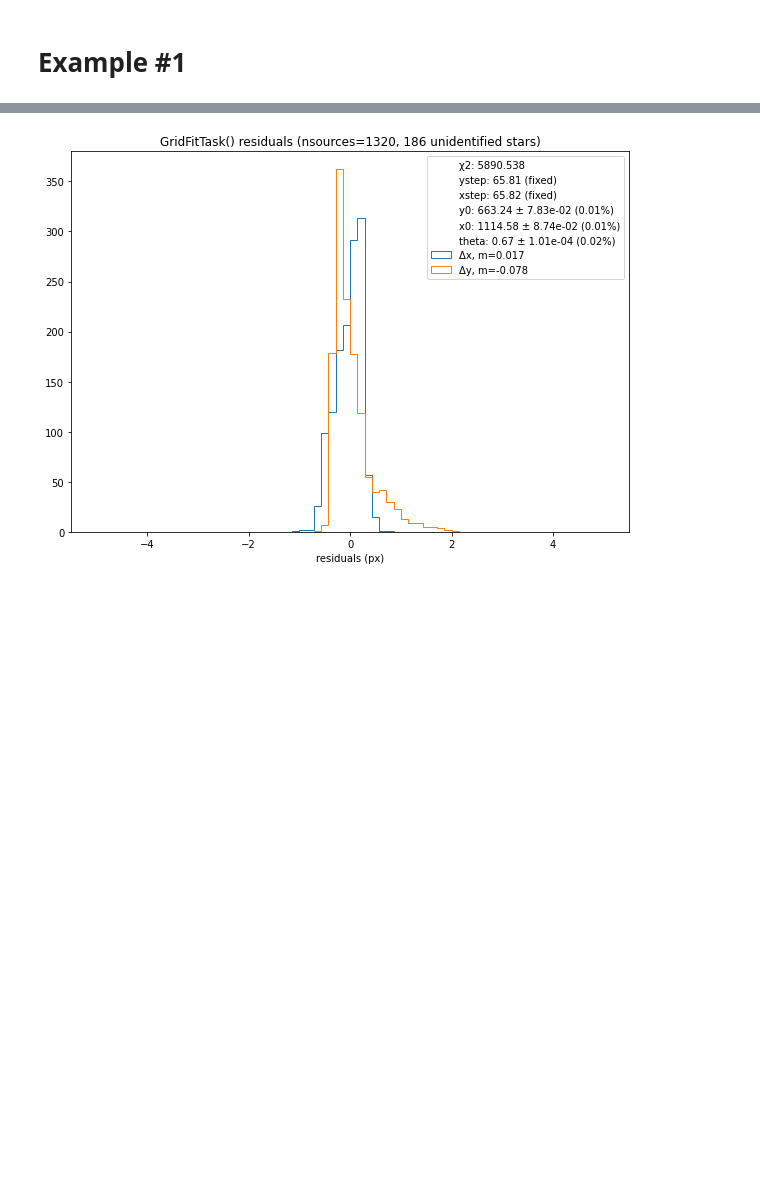
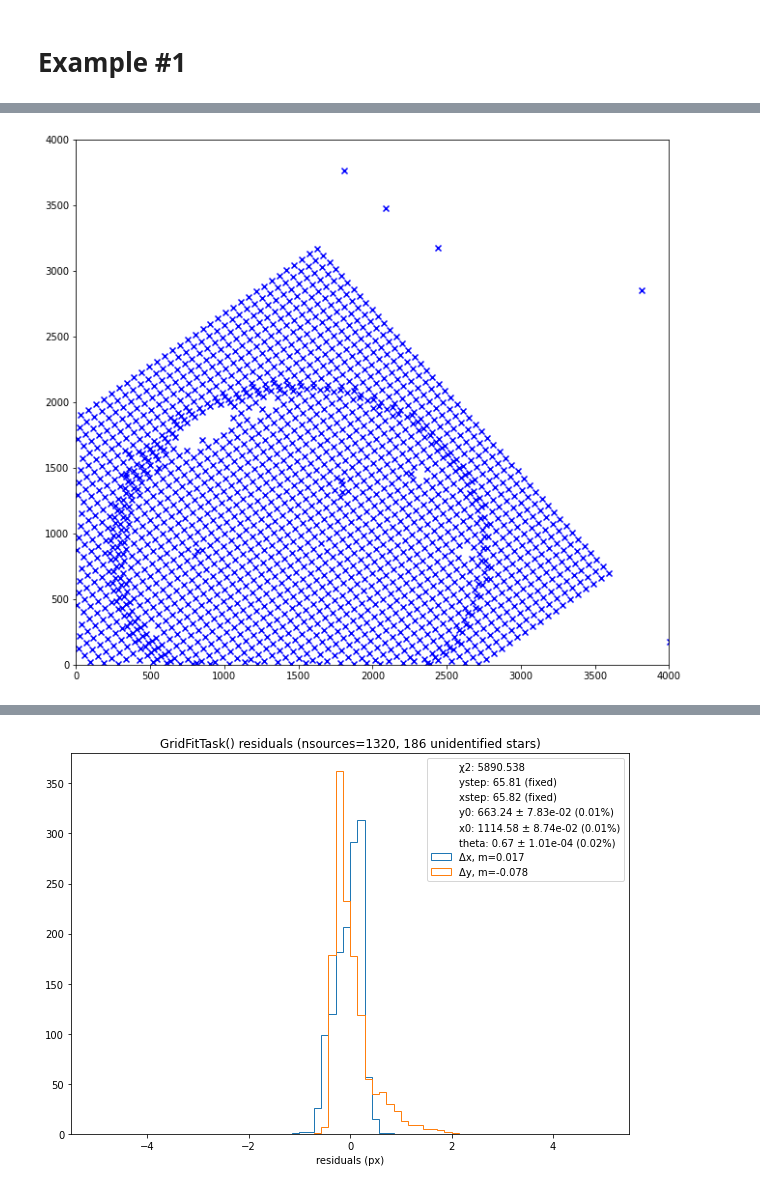
Before and after one commit to Snyder005/mixcoatl, a Jupyter notebook: notebooks/GridSpacingTests.ipynb, the cells around one changed output, grey strips where cells are left out. Cells and saved outputs as stored; diff of their text form; code cells hidden in the pictures; blank space fills up the shorter version.

```diff
--- a/notebooks/GridSpacingTests.ipynb
+++ b/notebooks/GridSpacingTests.ipynb
@@ -24,3 +37,11 @@ lct = LsstCameraTransforms(camera)
+# %%
+with fits.open(infile) as src:
+    fig, ax = plt.subplots(1, 1, figsize=(11, 10))
+    ax.scatter(src[1].data['base_SdssCentroid_X'], src[1].data['base_SdssCentroid_Y'], color='blue', marker='x')
+    ax.set_xlim(0,4000)
+    ax.set_ylim(0,4000)
+# %% [output]
+[figure, added]
 # %%
 i = 1
 infile = sorted(glob.glob("/home/abrought/DATA/12784_dither/*.cat"))[i]
```
Also changed, not shown: parts of 3 cells of this notebook, 4 other files.
